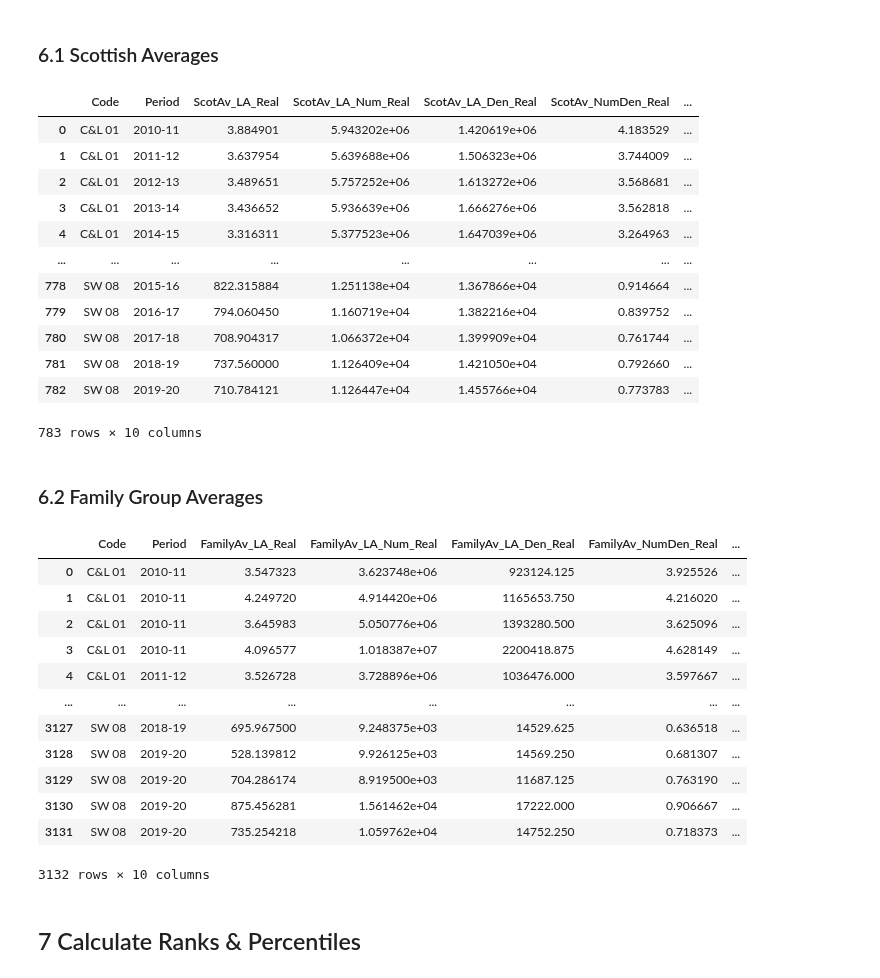
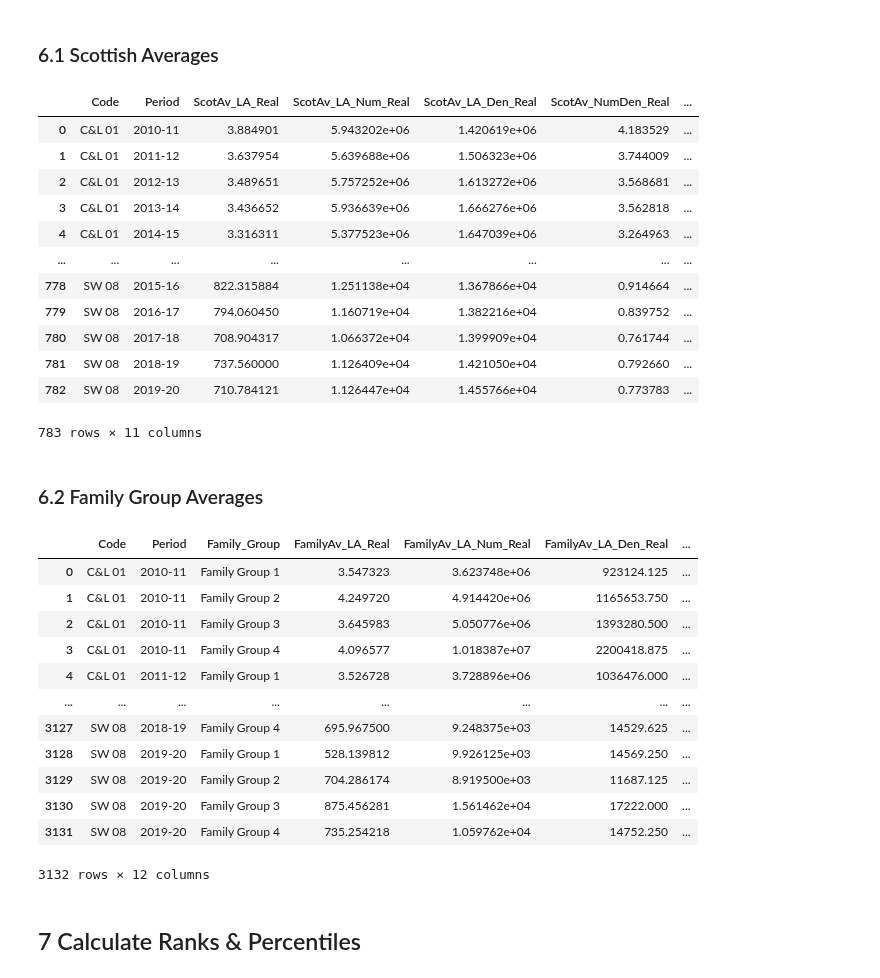
Before and after one commit to SC-TPP/LGBF, a Jupyter notebook: Transform LGBF Data File.ipynb, the cells around one changed output. Drawn from its saved outputs; the diff is of its cells as text; code cells hidden in the pictures.

```diff
--- a/Transform LGBF Data File.ipynb
+++ b/Transform LGBF Data File.ipynb
@@ -573,11 +574,13 @@ There are two types of averages that will be applied to both real and cash value
 real_NumeratorDenominatorAverages = realIndicators_NumeratorDenominator.groupby(['Code','Period'], as_index = False).sum()
 real_NumeratorDenominatorAverages['ScotAv_NumDen_Real'] = real_NumeratorDenominatorAverages['Real_Numerator'] / real_NumeratorDenominatorAverages['Real_Denominator']
 real_NumeratorDenominatorAverages = real_NumeratorDenominatorAverages[['Code','Period','ScotAv_NumDen_Real']]
+real_NumeratorDenominatorAverages = real_NumeratorDenominatorAverages.replace([np.inf, -np.inf], np.nan)
 
 #Sum then divide to get the average resulting from sum of numerator values divided by sum of denominator values for all Cash Values.
 cash_NumeratorDenominatorAverages = cashIndicators_NumeratorDenominator.groupby(['Code','Period'], as_index = False).sum()
 cash_NumeratorDenominatorAverages['ScotAv_NumDen_Cash'] = cash_NumeratorDenominatorAverages['Cash_Numerator'] / cash_NumeratorDenominatorAverages['Cash_Denominator']
 cash_NumeratorDenominatorAverages = cash_NumeratorDenominatorAverages[['Code','Period','ScotAv_NumDen_Cash']]
+cash_NumeratorDenominatorAverages = cash_NumeratorDenominatorAverages.replace([np.inf, -np.inf], np.nan)
 
 #Calculate mean averages for all other columns and then merge dataframes together to finalise dataframe
 ScottishAverages_LA = all_LGBFData.groupby(['Code','Period'], as_index = False).mean()
@@ -592,6 +595,9 @@ ScottishAverages = ScottishAverages[['Code_Sortable','Period','ScotAv_LA_Real','
 
 ScottishAverages = ScottishAverages.rename(columns = {'Code_Sortable':'Code'})
 
+# Add Relationship Key Column
+ScottishAverages['Key_CodePeriod'] = ScottishAverages['Code'] + ScottishAverages['Period']
+
 ScottishAverages
 # %% [output]
 |  | Code | Period | ScotAv_LA_Real | ScotAv_LA_Num_Real | ScotAv_LA_Den_Real | ScotAv_NumDen_Real | ... |
@@ -606,53 +612,58 @@ ScottishAverages
 | 780 | SW 08 | 2017-18 | 708.904317 | 1.066372e+04 | 1.399909e+04 | 0.761744 | ... |
 | 781 | SW 08 | 2018-19 | 737.560000 | 1.126409e+04 | 1.421050e+04 | 0.792660 | ... |
 | 782 | SW 08 | 2019-20 | 710.784121 | 1.126447e+04 | 1.455766e+04 | 0.773783 | ... |
-783 rows × 10 columns
+783 rows × 11 columns
 # %% [markdown]
 ### 6.2 Family Group Averages
 # %%
 #Merge all_LGBFData with indicatorInformation and Family_Groups to add the additional grouping information that enables Family Group average calculations.
 FamilyAverages_LA = all_LGBFData.merge(indicatorInformation[['Code','FamilyGrouping']], how = 'left', on = ['Code'], suffixes = ('_all','_info'))
 FamilyAverages_LA = FamilyAverages_LA.rename(columns = {'FamilyGrouping' : 'Type'})
 FamilyAverages_LA = FamilyAverages_LA.merge(Family_Groups,how ='left', on = ['Local_Authority','Type'], suffixes = ('_all','_group'))
 
 #Sum then divide to get the average resulting from sum of numerator values divided by sum of denominator values for all Cash Values.
 real_NumeratorDenominatorAverages = FamilyAverages_LA.groupby(['Code','Period','Family_Group'], as_index = False).sum()
 real_NumeratorDenominatorAverages['FamilyAv_NumDen_Real'] = real_NumeratorDenominatorAverages['Real_Numerator'] / real_NumeratorDenominatorAverages['Real_Denominator']
 real_NumeratorDenominatorAverages = real_NumeratorDenominatorAverages[['Code','Period','Family_Group','FamilyAv_NumDen_Real']]
+real_NumeratorDenominatorAverages = real_NumeratorDenominatorAverages.replace([np.inf, -np.inf], np.nan)
 
 #Sum then divide to get the average resulting from sum of numerator values divided by sum of denominator values for all Cash Values.
 cash_NumeratorDenominatorAverages = FamilyAverages_LA.groupby(['Code','Period','Family_Group'], as_index = False).sum()
 cash_NumeratorDenominatorAverages['FamilyAv_NumDen_Cash'] = cash_NumeratorDenominatorAverages['Cash_Numerator'] / cash_NumeratorDenominatorAverages['Cash_Denominator']
 cash_NumeratorDenominatorAverages = cash_NumeratorDenominatorAverages[['Code','Period','Family_Group','FamilyAv_NumDen_Cash']]
+cash_NumeratorDenominatorAverages = cash_NumeratorDenominatorAverages.replace([np.inf, -np.inf], np.nan)
 
 #Calculate mean averages for all other columns and then merge dataframes together to finalise dataframe
 FamilyAverages_LA = FamilyAverages_LA.groupby(['Code','Period','Family_Group'], as_index = False).mean()
 FamilyAverages =  FamilyAverages_LA.merge(real_NumeratorDenominatorAverages, how = 'left', on = ['Code','Period','Family_Group'], suffixes = ('_all','_RealNumDen'))
 FamilyAverages =  FamilyAverages.merge(cash_NumeratorDenominatorAverages, how = 'left', on = ['Code','Period','Family_Group'], suffixes = ('_all','_CashNumDen'))
 
 # Reorder and rename columns appropriately
 FamilyAverages = FamilyAverages.rename(columns = {'Real_Value': 'FamilyAv_LA_Real', 'Cash_Value' : 'FamilyAv_LA_Cash', 'Real_Numerator' : 'FamilyAv_LA_Num_Real', 'Real_Denominator' : 'FamilyAv_LA_Den_Real','Cash_Numerator' : 'FamilyAv_LA_Num_Cash', 'Cash_Denominator' : 'FamilyAv_LA_Den_Cash'})
 
 FamilyAverages = FamilyAverages.merge(indicatorInformation[['Code','Code_Sortable']], how = 'left', on = ['Code'], suffixes = ('_ScotAv','_info'))
-FamilyAverages = FamilyAverages[['Code_Sortable','Period','FamilyAv_LA_Real','FamilyAv_LA_Num_Real','FamilyAv_LA_Den_Real','FamilyAv_NumDen_Real','FamilyAv_LA_Cash','FamilyAv_LA_Num_Cash','FamilyAv_LA_Den_Cash','FamilyAv_NumDen_Cash']]
+FamilyAverages = FamilyAverages[['Code_Sortable','Period','Family_Group','FamilyAv_LA_Real','FamilyAv_LA_Num_Real','FamilyAv_LA_Den_Real','FamilyAv_NumDen_Real','FamilyAv_LA_Cash','FamilyAv_LA_Num_Cash','FamilyAv_LA_Den_Cash','FamilyAv_NumDen_Cash']]
 
 FamilyAverages = FamilyAverages.rename(columns = {'Code_Sortable':'Code'})
 
+# Add Relationship Key Column
+FamilyAverages['Key_CodePeriodFamily_Group'] = FamilyAverages['Code'] + FamilyAverages['Period'] + FamilyAverages['Family_Group']
+
 FamilyAverages
 # %% [output]
-|  | Code | Period | FamilyAv_LA_Real | FamilyAv_LA_Num_Real | FamilyAv_LA_Den_Real | FamilyAv_NumDen_Real | ... |
-| 0 | C&L 01 | 2010-11 | 3.547323 | 3.623748e+06 | 923124.125 | 3.925526 | ... |
-| 1 | C&L 01 | 2010-11 | 4.249720 | 4.914420e+06 | 1165653.750 | 4.216020 | ... |
-| 2 | C&L 01 | 2010-11 | 3.645983 | 5.050776e+06 | 1393280.500 | 3.625096 | ... |
-| 3 | C&L 01 | 2010-11 | 4.096577 | 1.018387e+07 | 2200418.875 | 4.628149 | ... |
-| 4 | C&L 01 | 2011-12 | 3.526728 | 3.728896e+06 | 1036476.000 | 3.597667 | ... |
+|  | Code | Period | Family_Group | FamilyAv_LA_Real | FamilyAv_LA_Num_Real | FamilyAv_LA_Den_Real | ... |
+| 0 | C&L 01 | 2010-11 | Family Group 1 | 3.547323 | 3.623748e+06 | 923124.125 | ... |
+| 1 | C&L 01 | 2010-11 | Family Group 2 | 4.249720 | 4.914420e+06 | 1165653.750 | ... |
+| 2 | C&L 01 | 2010-11 | Family Group 3 | 3.645983 | 5.050776e+06 | 1393280.500 | ... |
+| 3 | C&L 01 | 2010-11 | Family Group 4 | 4.096577 | 1.018387e+07 | 2200418.875 | ... |
+| 4 | C&L 01 | 2011-12 | Family Group 1 | 3.526728 | 3.728896e+06 | 1036476.000 | ... |
 | ... | ... | ... | ... | ... | ... | ... | ... |
-| 3127 | SW 08 | 2018-19 | 695.967500 | 9.248375e+03 | 14529.625 | 0.636518 | ... |
-| 3128 | SW 08 | 2019-20 | 528.139812 | 9.926125e+03 | 14569.250 | 0.681307 | ... |
-| 3129 | SW 08 | 2019-20 | 704.286174 | 8.919500e+03 | 11687.125 | 0.763190 | ... |
-| 3130 | SW 08 | 2019-20 | 875.456281 | 1.561462e+04 | 17222.000 | 0.906667 | ... |
-| 3131 | SW 08 | 2019-20 | 735.254218 | 1.059762e+04 | 14752.250 | 0.718373 | ... |
+| 3127 | SW 08 | 2018-19 | Family Group 4 | 695.967500 | 9.248375e+03 | 14529.625 | ... |
+| 3128 | SW 08 | 2019-20 | Family Group 1 | 528.139812 | 9.926125e+03 | 14569.250 | ... |
+| 3129 | SW 08 | 2019-20 | Family Group 2 | 704.286174 | 8.919500e+03 | 11687.125 | ... |
+| 3130 | SW 08 | 2019-20 | Family Group 3 | 875.456281 | 1.561462e+04 | 17222.000 | ... |
+| 3131 | SW 08 | 2019-20 | Family Group 4 | 735.254218 | 1.059762e+04 | 14752.250 | ... |
-3132 rows × 10 columns
+3132 rows × 12 columns
 # %% [markdown]
 ## 7 Calculate Ranks & Percentiles
 # %% [markdown]
```
Also changed, not shown: parts of 3 cells of this notebook, 4 other files.
